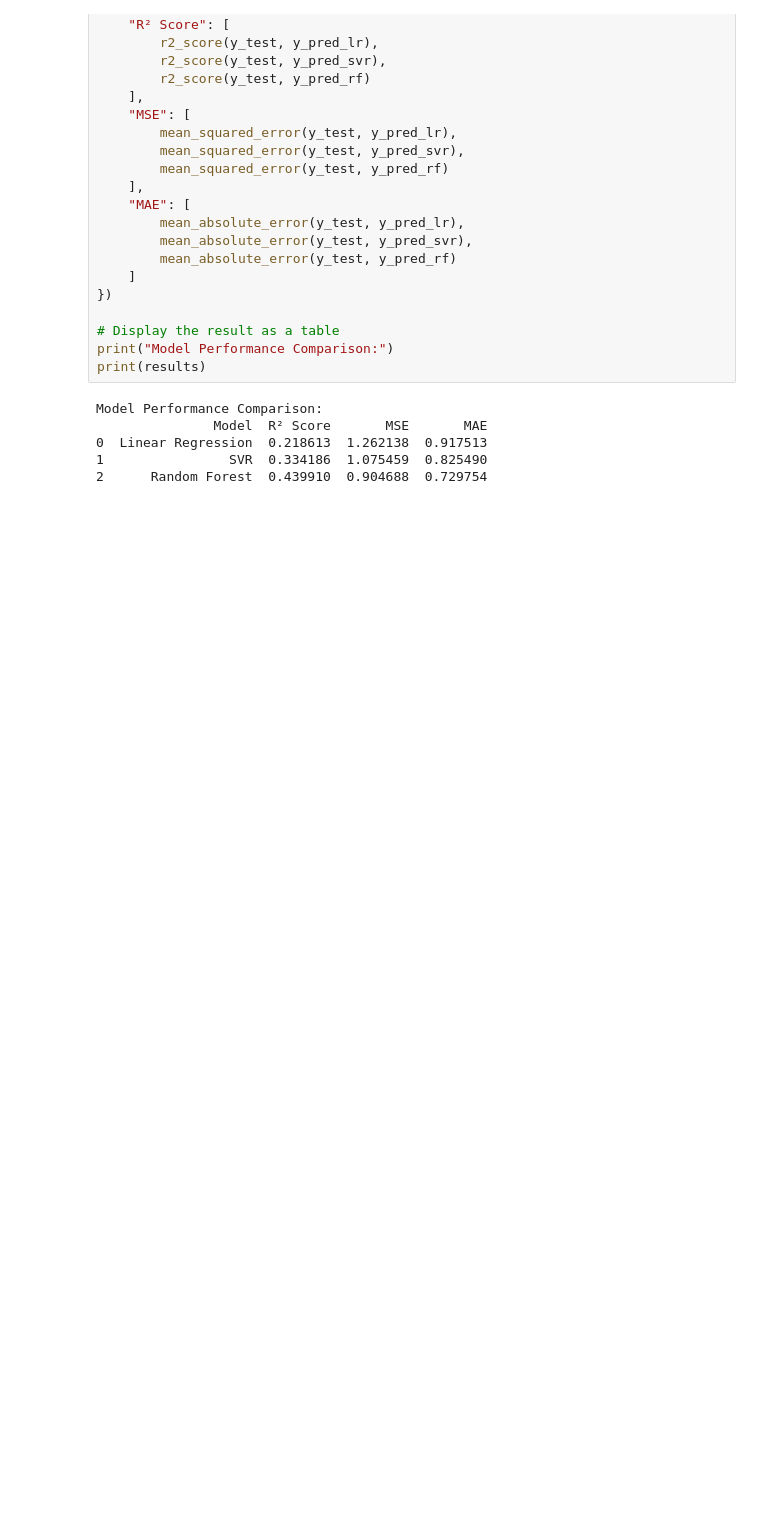
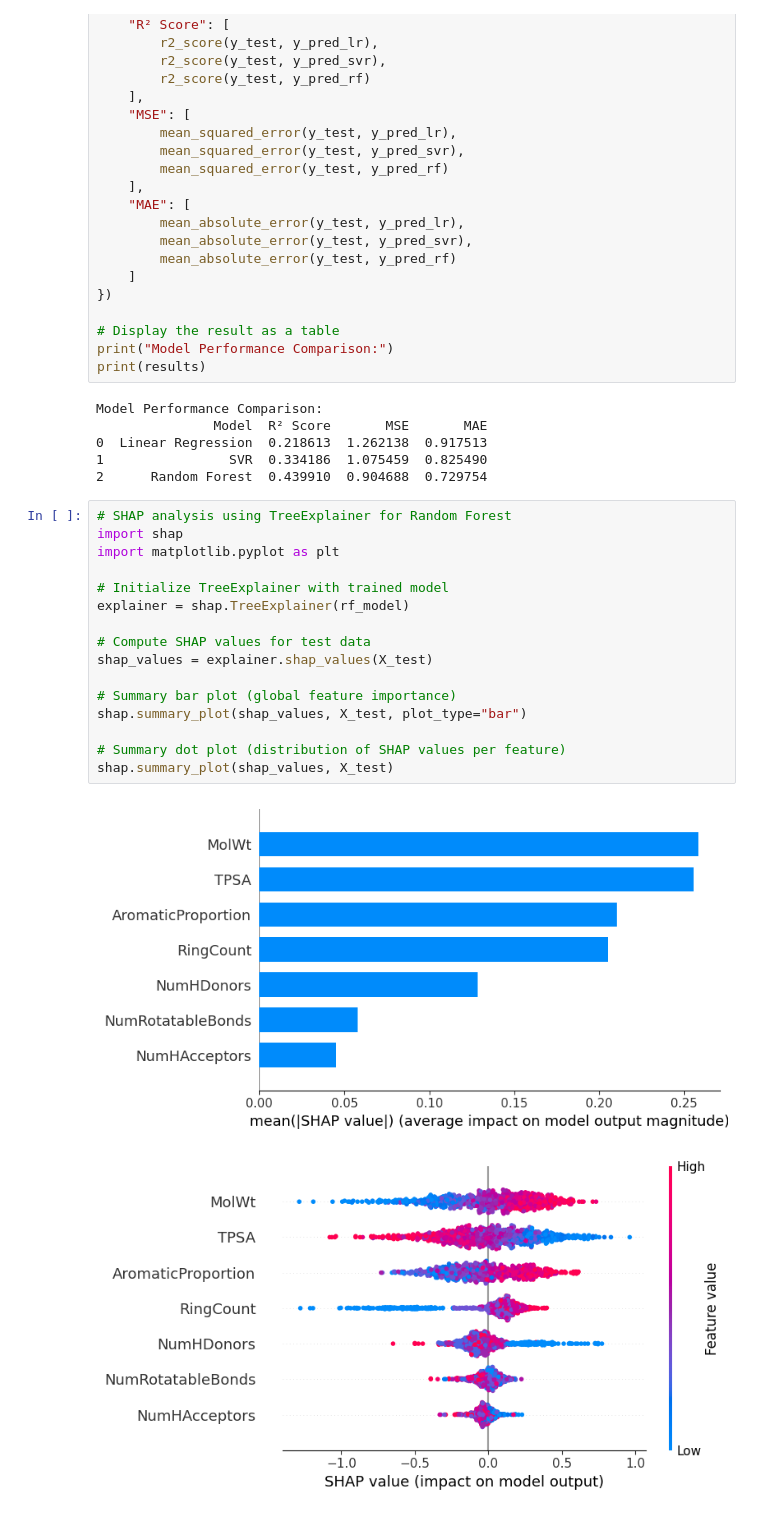
Before and after one commit to Kyeongbin-Tom/logp-tpsa-analysis, a Jupyter notebook: notebooks/LogP_TPSA_Analysis.ipynb, the cells around one changed output. Saved outputs shown, nothing was run; the diff lists cells and outputs as text; blank space fills up the shorter version.

```diff
--- a/notebooks/LogP_TPSA_Analysis.ipynb
+++ b/notebooks/LogP_TPSA_Analysis.ipynb
@@ -365,3 +409,22 @@ Model Performance Comparison:
 0  Linear Regression  0.218613  1.262138  0.917513
 1                SVR  0.334186  1.075459  0.825490
 2      Random Forest  0.439910  0.904688  0.729754
+# %%
+# SHAP analysis using TreeExplainer for Random Forest
+import shap
+import matplotlib.pyplot as plt
+
+# Initialize TreeExplainer with trained model
+explainer = shap.TreeExplainer(rf_model)
+
+# Compute SHAP values for test data
+shap_values = explainer.shap_values(X_test)
+
+# Summary bar plot (global feature importance)
+shap.summary_plot(shap_values, X_test, plot_type="bar")
+
+# Summary dot plot (distribution of SHAP values per feature)
+shap.summary_plot(shap_values, X_test)
+# %% [output]
+[figure, added]
+[figure, added]
```
Also changed, not shown: parts of 5 cells of this notebook.
